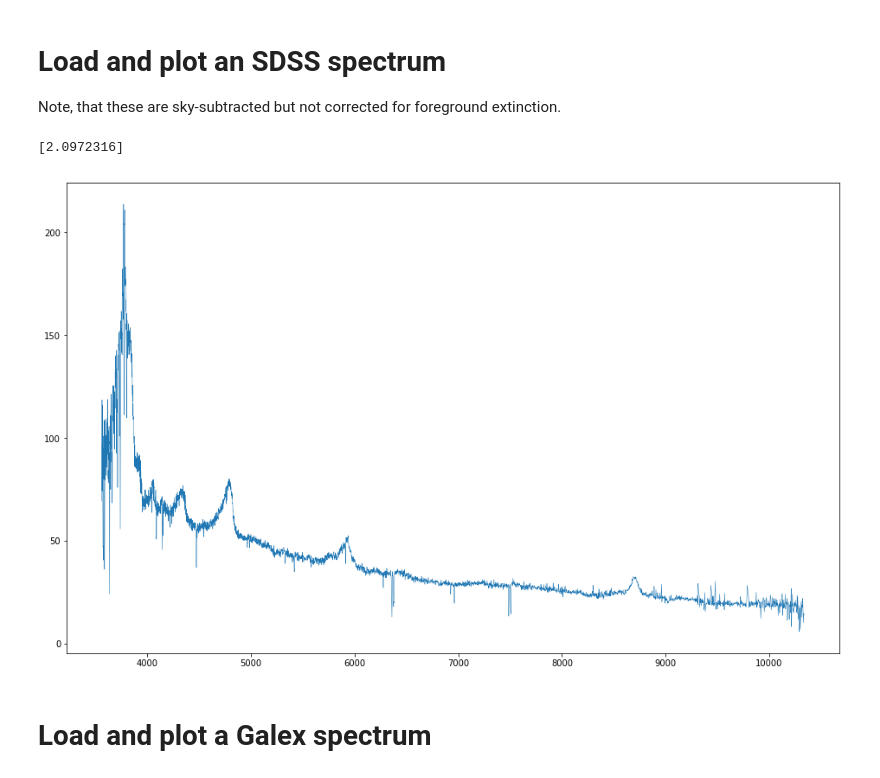
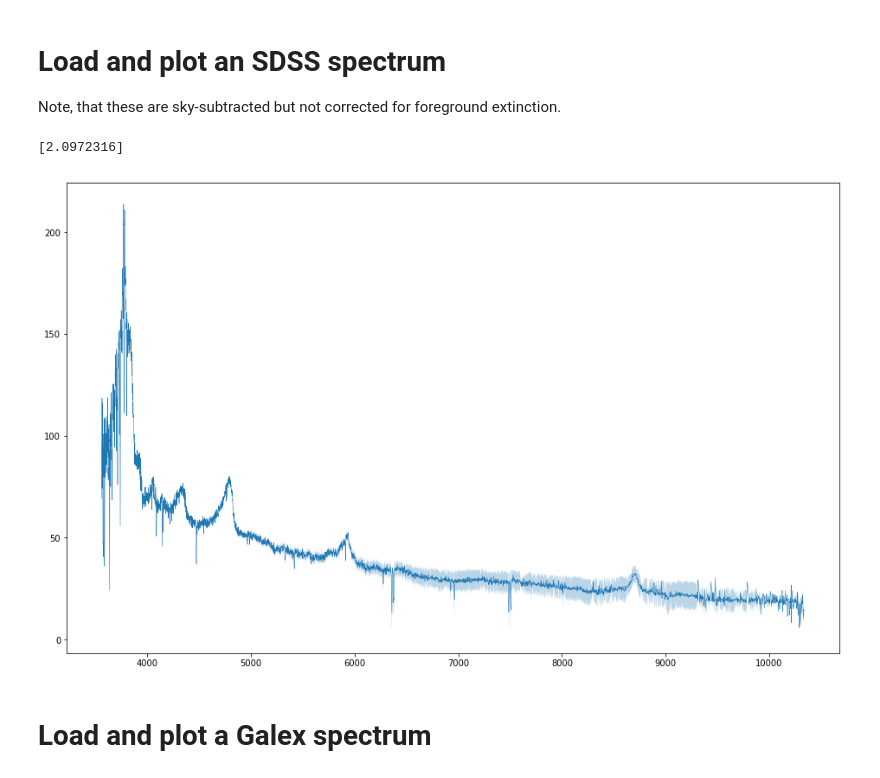
Before and after one commit to dobos/sdss_galex_lls, a Jupyter notebook: py/explore.ipynb, the cells around one changed output. Saved outputs shown, nothing was run; the diff lists cells and outputs as text; code cells hidden in the pictures.

```diff
--- a/py/explore.ipynb
+++ b/py/explore.ipynb
@@ -93,14 +93,16 @@ info = sdss[2]
 # %%
 z = info.data['Z']
 wl_sdss = 10**spec.data['loglam']
 fl_sdss = spec.data['flux']
+er_sdss = spec.data['ivar']
 
 figsize(16, 10)
+fill_between(wl_sdss, fl_sdss - 3 * er_sdss, fl_sdss + 3 * er_sdss, lw=0, alpha=0.3)
 plot(wl_sdss, fl_sdss, lw=0.5)
 print(z)
 # %% [output]
 [2.0972316]
-[figure, old version]
+[figure, new version]
 # %% [markdown]
 # Load and plot a Galex spectrum
 # %%
```
Also changed, not shown: parts of 25 cells of this notebook.
